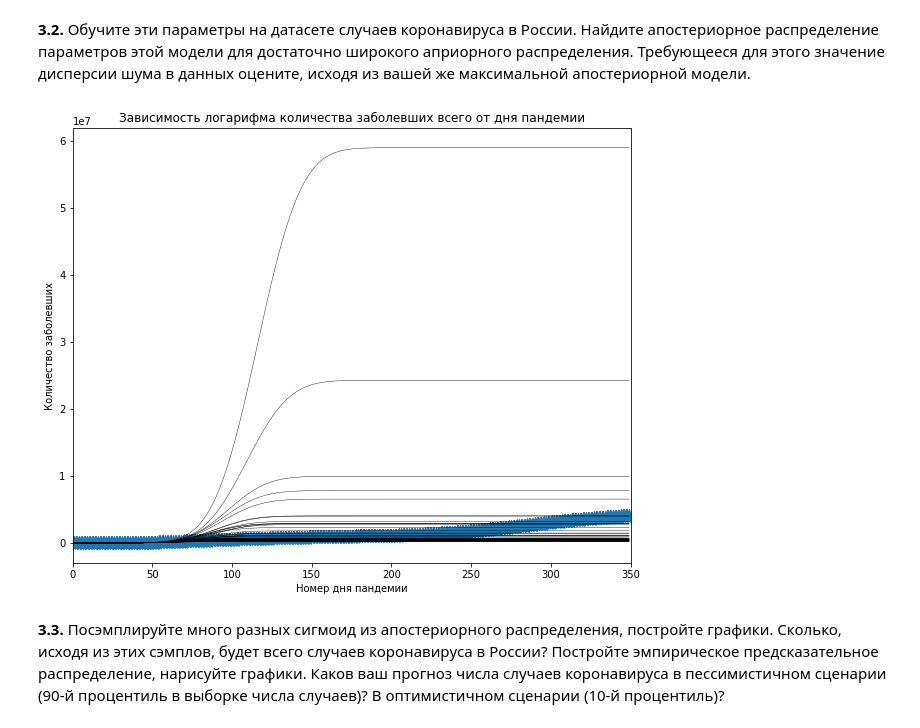
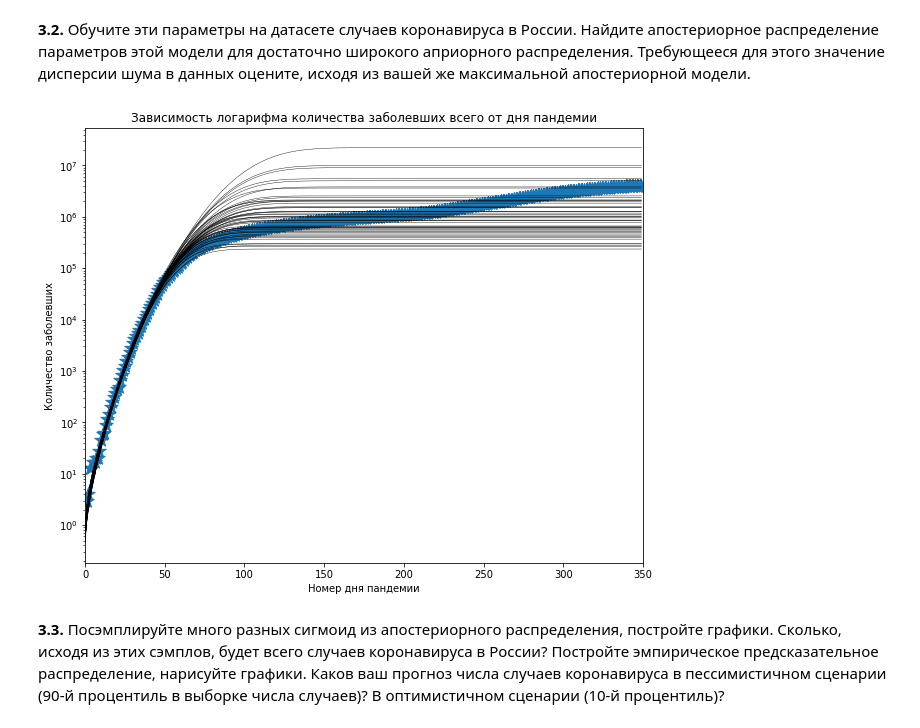
Before and after one commit to MaximSinyaev/made_ml_2, a Jupyter notebook: hw1/HW1.ipynb, the cells around one changed output. Saved outputs shown, nothing was run; the diff lists cells and outputs as text; code cells hidden in the pictures.

```diff
--- a/hw1/HW1.ipynb
+++ b/hw1/HW1.ipynb
@@ -419,6 +382,9 @@ for i, point in enumerate(points):
     point_trans = transform_to_dayofyear(point)
     for w in weights:
         y_pred.append(np.exp(w[0] + w[1] * point_trans))
-    print(f"Для {point} дня количество всего заболевших примерно равно {np.mean(y_pred)}")
+    print(f"Для {point} дня количество новых заболевших примерно равно {np.mean(y_pred)}")
     plt.hist(np.round(y_pred, 2))
+    plt.xscale('log')
+    plt.title(f'{point}')
+plt.show()
 # %% [output]
@@ -432,7 +398,7 @@ for i, point in enumerate(points):
 # %% [markdown]
 #### Предсказание new_cases
 # %%
-X_gaus = -np.vstack([X ** i for i in range(3)]).transpose()
+X_gaus = np.vstack([X ** i for i in range(3)]).transpose()
 # %%
 model_new = Ridge(alpha=0.001, fit_intercept=False).fit(X_gaus[:TRAIN_PERIOD], y_new_log[:TRAIN_PERIOD])
 y_pred = model_new.predict(X_gaus)
@@ -509,7 +475,7 @@ def myplot_sample_gaus(mu, sigma, n=20, points=None, len=None):
     if not points is None:
         plt.scatter(X[:len], points[:len], marker='*', s=200)
 # %%
-PRIOR_SIGMA = 5
+PRIOR_SIGMA = 10
 
 mu_new, sigma_new = np.array([0, 0, 0]), PRIOR_SIGMA * np.eye(3)
 
@@ -518,15 +484,16 @@ for i in range(TRAIN_PERIOD):
 # %%
 # График сэмплирования для визуализации
 MAX_LEN = 350 # Количество учитываемых точек для графика
 
 fig = plt.figure(figsize=(10, 8))
 myplot_sample_gaus(mu_new, sigma_new, 50, points=corona_df_ru['total_cases'].values, len=MAX_LEN)
 plt.xlim((0, MAX_LEN))
 plt.ylabel('Количество заболевших')
 plt.xlabel('Номер дня пандемии')
 plt.title("Зависимость логарифма количества заболевших всего от дня пандемии")
+plt.yscale('log')
 plt.show()
 # %% [output]
-[figure, old version]
+[figure, new version]
 # %% [markdown]
 **3.3.** Посэмплируйте много разных сигмоид из апостериорного распределения, постройте графики. Сколько, исходя из этих сэмплов, будет всего случаев коронавируса в России? Постройте эмпирическое предсказательное распределение, нарисуйте графики. Каков ваш прогноз числа случаев коронавируса в пессимистичном сценарии (90-й процентиль в выборке числа случаев)? В оптимистичном сценарии (10-й процентиль)?
```
Also changed, not shown: parts of 18 cells of this notebook.
